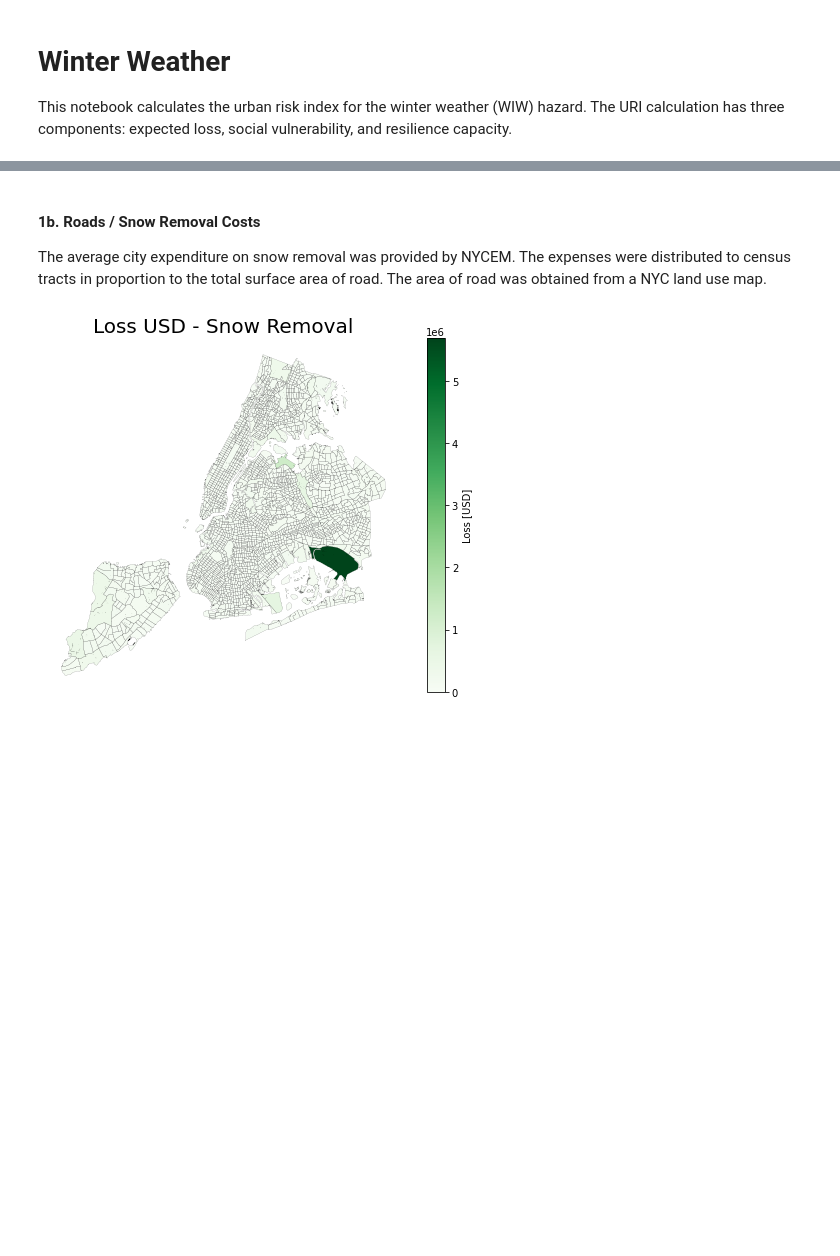
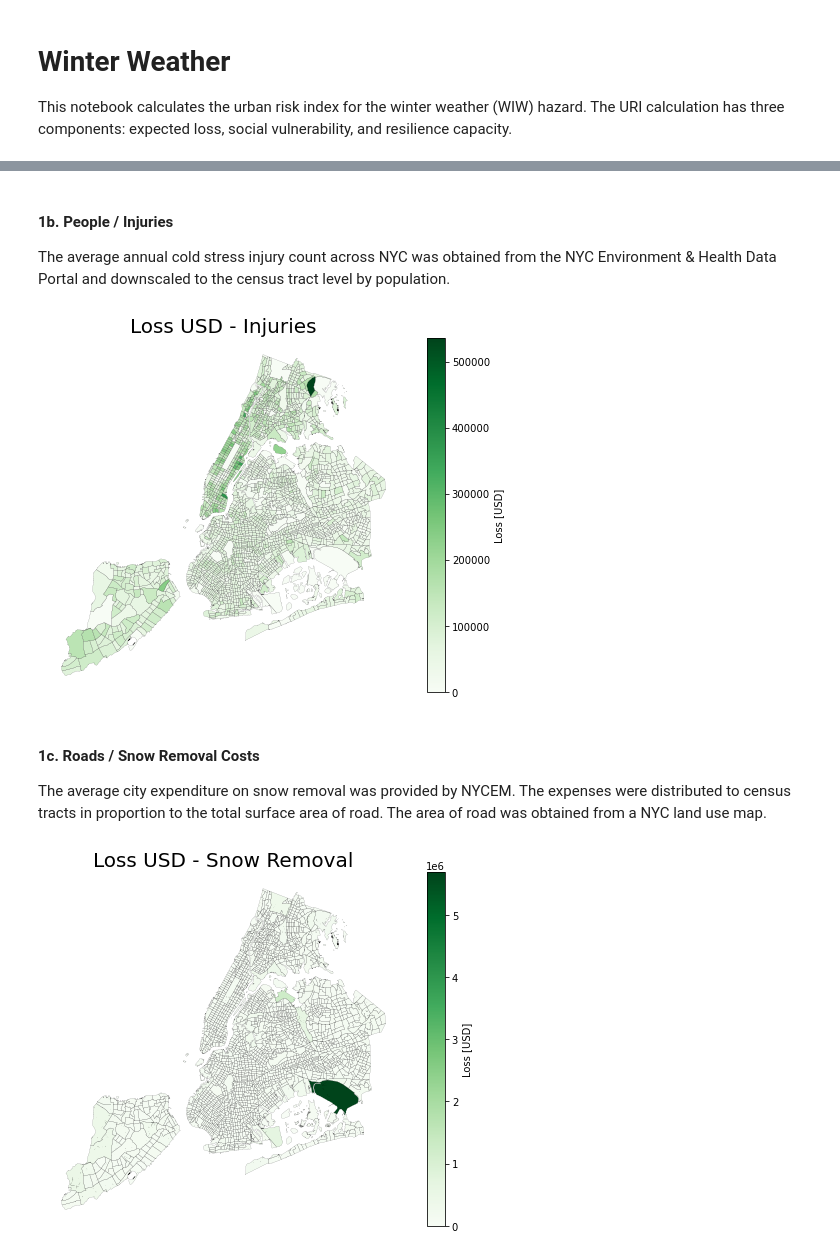
Before and after one commit to NYCEM-GIS/urban-risk-index, a Jupyter notebook: NOTEBOOKS/CALC_URI_WIW_1.ipynb, the cells around one changed output, grey strips where cells are left out. Drawn from its saved outputs; the diff is of its cells as text; code cells hidden in the pictures; blank space fills up the shorter version.

```diff
--- a/NOTEBOOKS/CALC_URI_WIW_1.ipynb
+++ b/NOTEBOOKS/CALC_URI_WIW_1.ipynb
@@ -35,5 +36,18 @@ plotting.plot_ESL_nb(hazard_name, ESL.consequence["Deaths"]["map_tract"], 'Loss
+# %% [markdown]
+#### 1b. People / Injuries
+The average annual cold stress injury count across NYC was obtained from the NYC Environment & Health Data Portal and downscaled to the census tract level by population.
+# %%
+#all loss to ESL class
+path_loss =   params.PATHNAMES.at['ESL_WIW_loss_injury', 'Value']
+gdf_loss = gpd.read_file(path_loss)
+ESL.add_consequence("Injuries", "People", gdf_loss)
+
+#plot
+plotting.plot_ESL_nb(hazard_name, ESL.consequence["Injuries"]["map_tract"], 'Loss USD - Injuries')
+# %% [output]
+[figure, added]
 # %% [markdown]
-#### 1b. Roads / Snow Removal Costs
+#### 1c. Roads / Snow Removal Costs
 The average city expenditure on snow removal was provided by NYCEM.  The expenses were distributed to census tracts in proportion to the total surface area of road.  The area of road was obtained from a NYC land use map.
 # %%
 #all loss to ESL class
```
Also changed, not shown: parts of 6 cells of this notebook, 9 other files.
